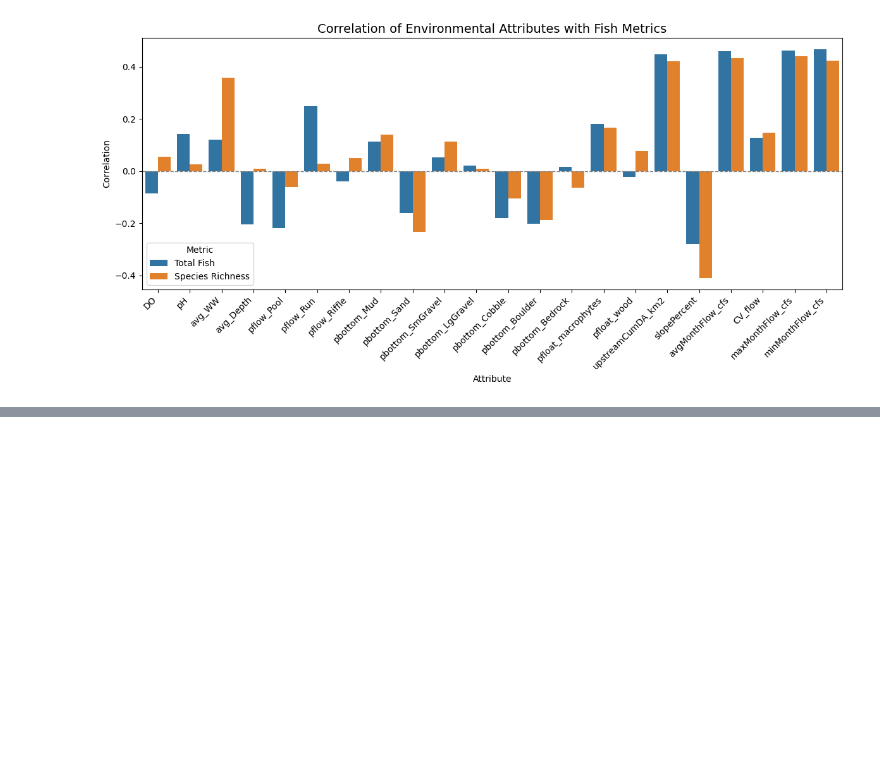
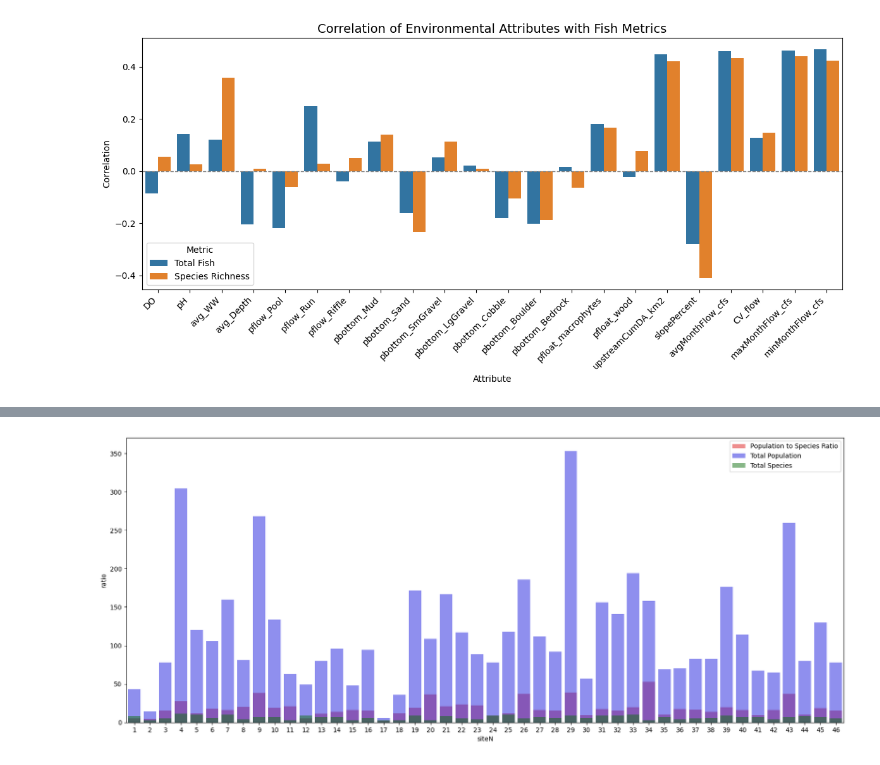
Before and after one commit to PaperClips848/FishProject, a Jupyter notebook: python_code/notebook.ipynb, the cells around one changed output, grey strips where cells are left out. Drawn from its saved outputs; the diff is of its cells as text; code cells hidden in the pictures; blank space fills up the shorter version.

```diff
--- a/python_code/notebook.ipynb
+++ b/python_code/notebook.ipynb
@@ -107,0 +113,18 @@ plt.show()
+# %%
+pop2spec_ratio = segc_d['t_population'] / segc_d['t_species']
+
+graphData = pd.DataFrame({
+    'siteN': segc_d['SiteN'],
+    'ratio': pop2spec_ratio,
+    'total_population': segc_d['t_population'],
+    'total_species': segc_d['t_species']
+})
+
+plt.figure(figsize=(20, 8))
+sns.barplot(data=graphData, x='siteN', y='ratio' , color='red', alpha=0.5, label='Population to Species Ratio')
+sns.barplot(data=graphData, x='siteN', y='total_population' , color='blue', alpha=0.5, label='Total Population')
+sns.barplot(data=graphData, x='siteN', y='total_species' , color='green', alpha=0.5, label='Total Species')
+plt.legend()
+plt.show()
+# %% [output]
+[figure, added]
```
Also changed, not shown: parts of 1 cell of this notebook, 1 other file.
